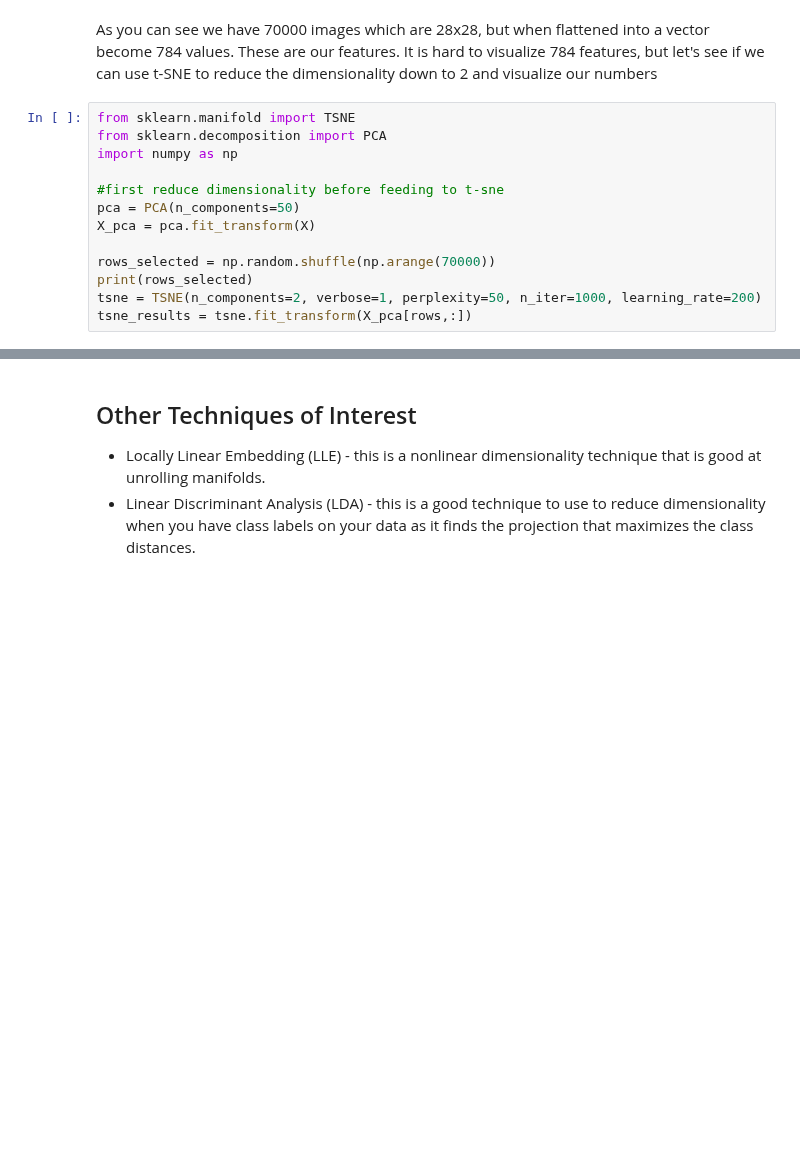
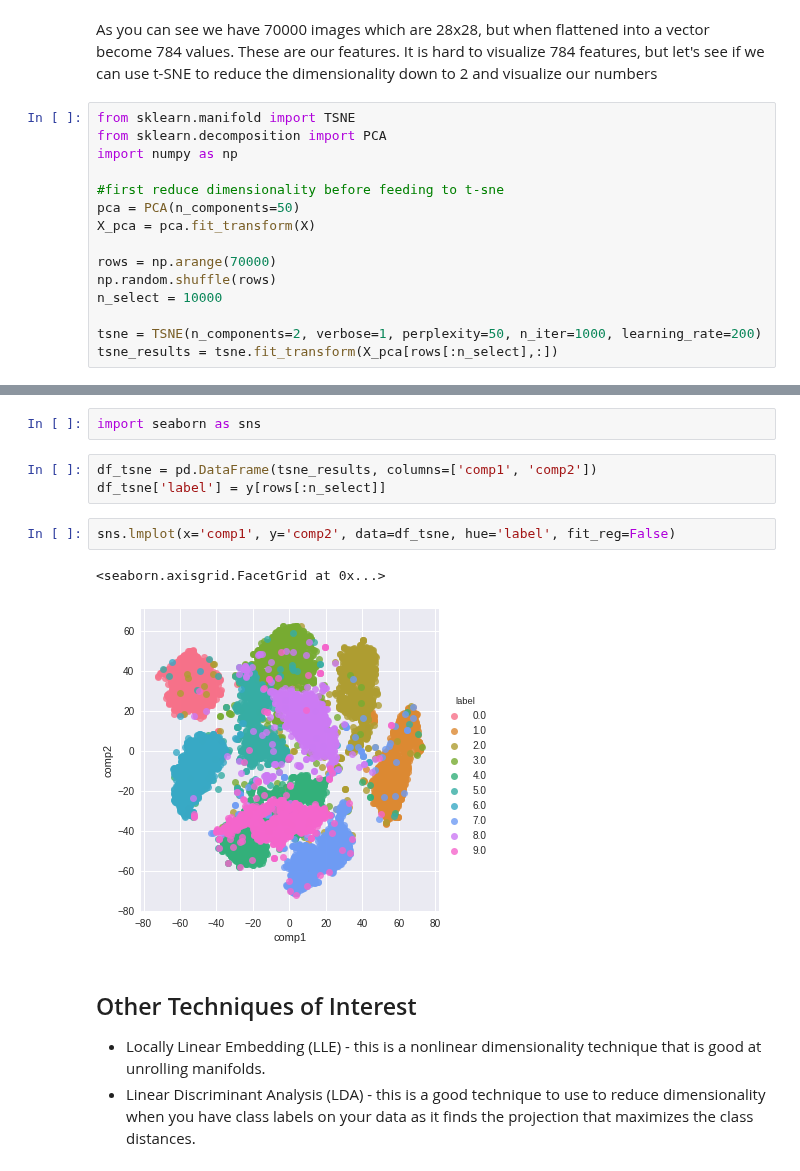
Before and after one commit to tfolkman/byu_econ_applied_machine_learning, a Jupyter notebook: lectures/Lecture_12_Dimensionality Reduction.ipynb, the cells around one changed output, grey strips where cells are left out. Cells and saved outputs as stored; diff of their text form; blank space fills up the shorter version.

Commit message:
finished tsne

```diff
--- a/lectures/Lecture_12_Dimensionality Reduction.ipynb
+++ b/lectures/Lecture_12_Dimensionality Reduction.ipynb
@@ -213,8 +213,10 @@ import numpy as np
 pca = PCA(n_components=50)
 X_pca = pca.fit_transform(X)
 
-rows_selected = np.random.shuffle(np.arange(70000))
-print(rows_selected)
+rows = np.arange(70000)
+np.random.shuffle(rows)
+n_select = 10000
+
 tsne = TSNE(n_components=2, verbose=1, perplexity=50, n_iter=1000, learning_rate=200)
-tsne_results = tsne.fit_transform(X_pca[rows,:])
+tsne_results = tsne.fit_transform(X_pca[rows[:n_select],:])
 # %% [output]
@@ -223,3 +239,13 @@ ValueError: Found array with dim 3. Estimator expected <= 2.
+# %%
+import seaborn as sns
+# %%
+df_tsne = pd.DataFrame(tsne_results, columns=['comp1', 'comp2'])
+df_tsne['label'] = y[rows[:n_select]]
+# %%
+sns.lmplot(x='comp1', y='comp2', data=df_tsne, hue='label', fit_reg=False)
+# %% [output]
+<seaborn.axisgrid.FacetGrid at 0x...>
+[figure, added]
 # %% [markdown]
 ## Other Techniques of Interest
 
```
Also changed, not shown: parts of 10 cells of this notebook.
